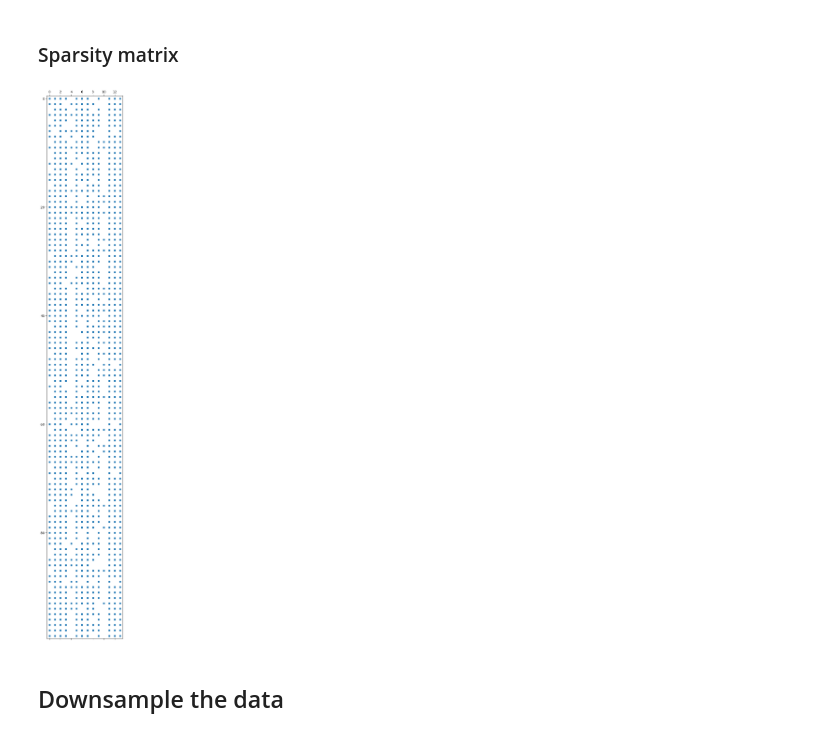
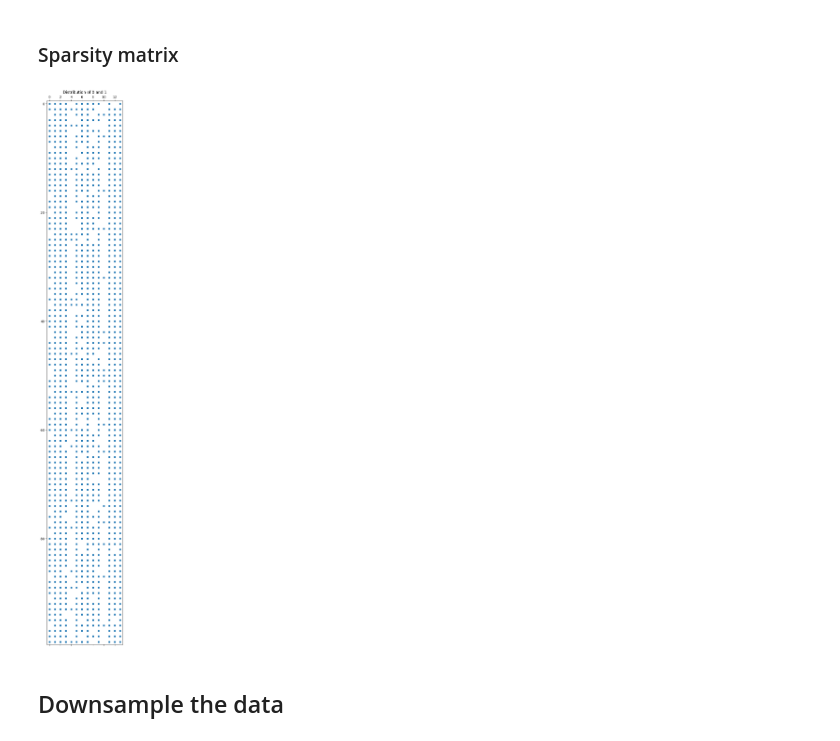
Before and after one commit to Manuela-AYO/DAProject2022, a Jupyter notebook: spotifyAnalysis.ipynb, the cells around one changed output. Saved outputs shown, nothing was run; the diff lists cells and outputs as text; code cells hidden in the pictures.

```diff
--- a/spotifyAnalysis.ipynb
+++ b/spotifyAnalysis.ipynb
@@ -1354,10 +1368,11 @@ plt.show()
 # %%
 temp = df_train.drop(columns=["name", "id", "explicit", "artists"])
 plt.figure(figsize=(10, 30))
 plt.spy(temp[:100].values, precision=0.1, markersize=5)
+plt.title("Distribution of 0 and 1")
 plt.show()
 # %% [output]
-[figure, old version]
+[figure, new version]
 # %% [markdown]
 ## Downsample the data
 # %%
```
Also changed, not shown: parts of 51 cells of this notebook.
